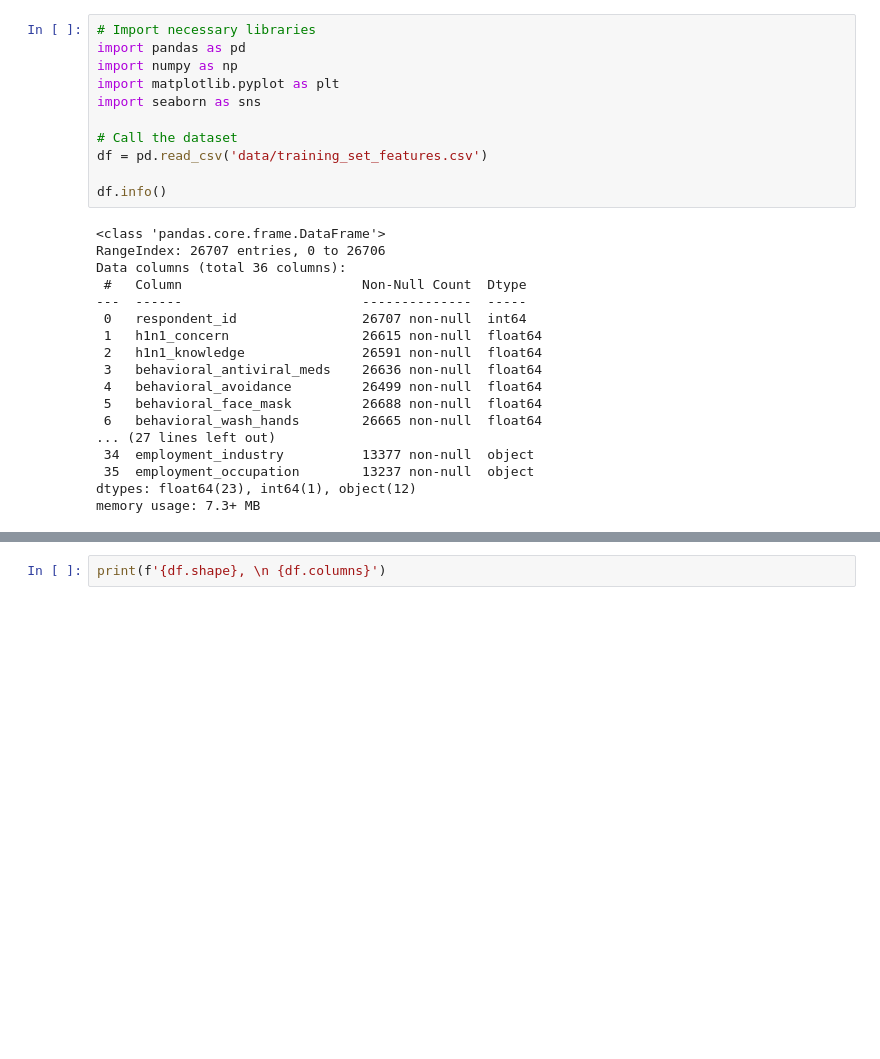
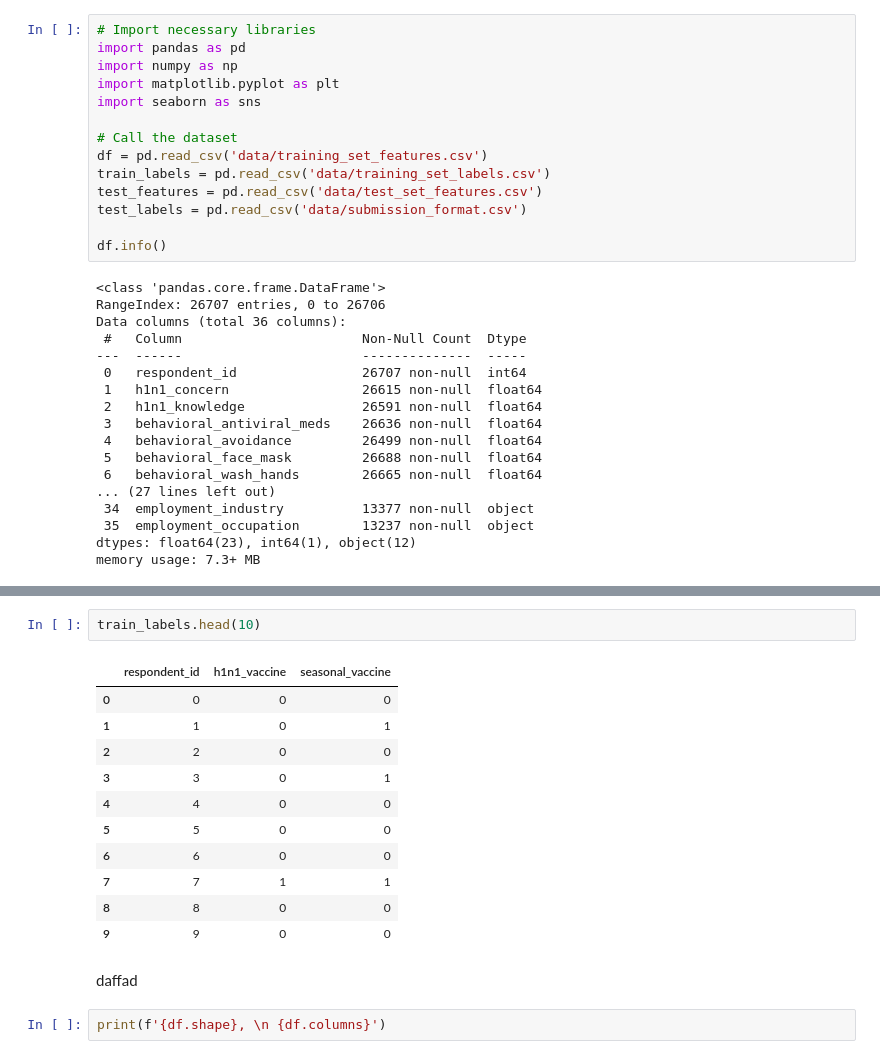
Before and after one commit to ANkanja/Vaccination_Classification, a Jupyter notebook: index.ipynb, the cells around one changed output, grey strips where cells are left out. Saved outputs shown, nothing was run; the diff lists cells and outputs as text; blank space fills up the shorter version.

```diff
--- a/index.ipynb
+++ b/index.ipynb
@@ -9,6 +9,9 @@ import seaborn as sns
 
 # Call the dataset
 df = pd.read_csv('data/training_set_features.csv')
+train_labels = pd.read_csv('data/training_set_labels.csv')
+test_features = pd.read_csv('data/test_set_features.csv')
+test_labels = pd.read_csv('data/submission_format.csv')
 
 df.info()
 # %% [output]
@@ -52,3 +52,19 @@ df.head(15)
+# %%
+train_labels.head(10)
+# %% [output]
+|  | respondent_id | h1n1_vaccine | seasonal_vaccine |
+| 0 | 0 | 0 | 0 |
+| 1 | 1 | 0 | 1 |
+| 2 | 2 | 0 | 0 |
+| 3 | 3 | 0 | 1 |
+| 4 | 4 | 0 | 0 |
+| 5 | 5 | 0 | 0 |
+| 6 | 6 | 0 | 0 |
+| 7 | 7 | 1 | 1 |
+| 8 | 8 | 0 | 0 |
+| 9 | 9 | 0 | 0 |
+# %% [markdown]
+daffad
 # %%
 print(f'{df.shape}, \n {df.columns}')
 # %% [output]
```
Also changed, not shown: parts of 4 cells of this notebook.
